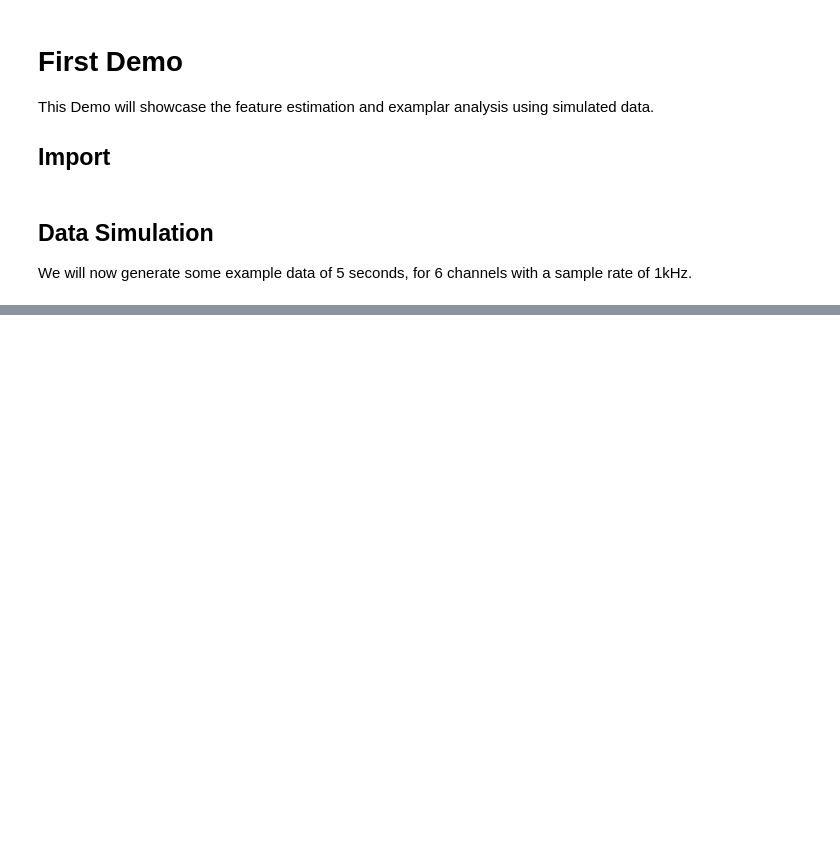
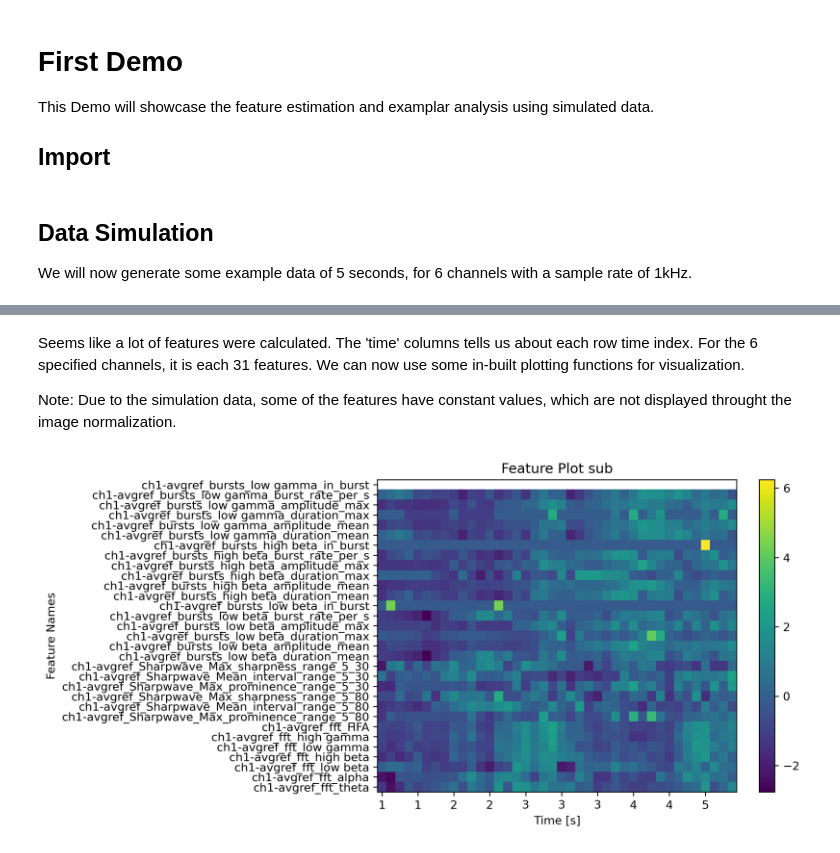
Before and after one commit to neuromodulation/py_neuromodulation, a Jupyter notebook: sphinx/first_demo.ipynb, the cells around one changed output, grey strips where cells are left out. Drawn from its saved outputs; the diff is of its cells as text; code cells hidden in the pictures; blank space fills up the shorter version.

```diff
--- a/sphinx/first_demo.ipynb
+++ b/sphinx/first_demo.ipynb
@@ -58,0 +163,4 @@ Py_neuromodualtion is based on two parametrization files:
+# %%
+analyzer = nm_analysis.Feature_Reader(
+    feature_dir=r"c:\code\py_neuromodulation\sphinx", feature_file="sub"
+)
@@ -58,0 +184,8 @@ Py_neuromodualtion is based on two parametrization files:
+# %% [markdown]
+Seems like a lot of features were calculated. The 'time' columns tells us about each row time index. For the 6 specified channels, it is each 31 features. We can now use some in-built plotting functions for visualization.
+
+Note: Due to the simulation data, some of the features have constant values, which are not displayed throught the image normalization.
+# %%
+analyzer.plot_all_features(ch_used="ch1")
+# %% [output]
+[figure, added]
```
Also changed, not shown: parts of 15 cells of this notebook, 44 other files.
